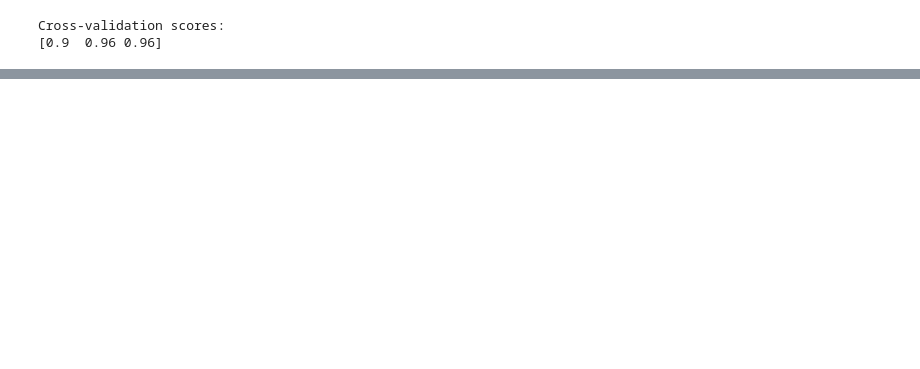
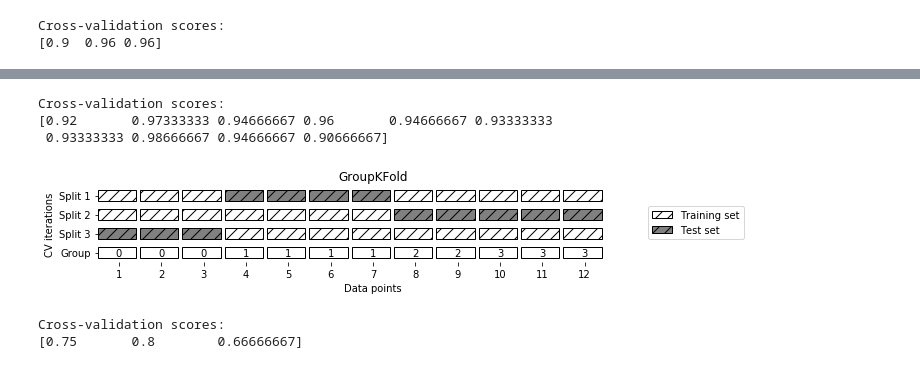
Before and after one commit to ryusei6/Introduction-to-Machine-Learning-with-Python, a Jupyter notebook: ch05/cross_validation/stratified_k_Fold_cross_validation.ipynb, the cells around one changed output, grey strips where cells are left out. Cells and saved outputs as stored; diff of their text form; code cells hidden in the pictures; blank space fills up the shorter version.

```diff
--- a/ch05/cross_validation/stratified_k_Fold_cross_validation.ipynb
+++ b/ch05/cross_validation/stratified_k_Fold_cross_validation.ipynb
@@ -34,0 +54,27 @@ Cross-validation scores:
+# %%
+from sklearn.model_selection import ShuffleSplit
+shuffle_split = ShuffleSplit(test_size=.5, train_size=.5, n_splits=10)
+scores = cross_val_score(logreg, iris.data, iris.target, cv=shuffle_split)
+print("Cross-validation scores:\n{}".format(scores))
+# %% [output]
+Cross-validation scores:
+[0.92       0.97333333 0.94666667 0.96       0.94666667 0.93333333
+ 0.93333333 0.98666667 0.94666667 0.90666667]
+# %%
+# Cross-validation with groups
+mglearn.plots.plot_group_kfold()
+# %% [output]
+[figure, added]
+# %%
+from sklearn.datasets import make_blobs
+from sklearn.model_selection import GroupKFold
+# create synthetic dataset
+X, y = make_blobs(n_samples=12, random_state=0)
+# assume the first three samples belong to the same group,
+# then the next four, etc.
+groups = [0, 0, 0, 1, 1, 1, 1, 2, 2, 3, 3, 3]
+scores = cross_val_score(logreg, X, y, groups, cv=GroupKFold(n_splits=3))
+print("Cross-validation scores:\n{}".format(scores))
+# %% [output]
+Cross-validation scores:
+[0.75       0.8        0.66666667]
```
Also changed, not shown: parts of 5 cells of this notebook.
